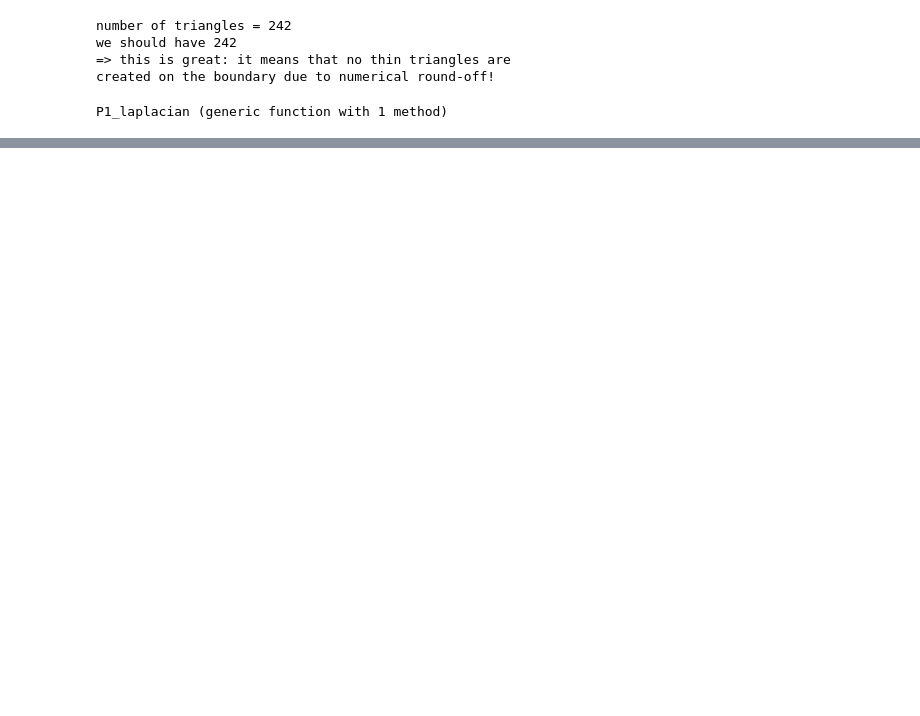
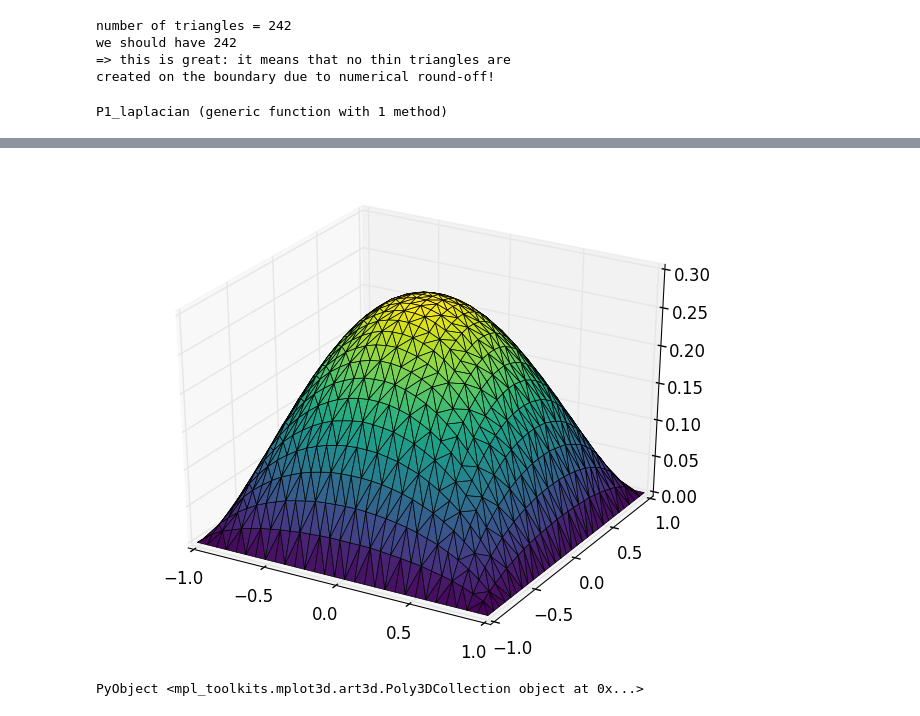
Before and after one commit to cortner/LujiaLt, a Jupyter notebook: notebooks/FEM.ipynb, the cells around one changed output, grey strips where cells are left out. Cells and saved outputs as stored; diff of their text form; code cells hidden in the pictures; blank space fills up the shorter version.

Commit message:
finished FEM notebook for documenting and testing the FEM functionality.

```diff
--- a/notebooks/FEM.ipynb
+++ b/notebooks/FEM.ipynb
@@ -90,0 +151,33 @@ PyPlot.plot_trisurf(tri.X[1,:], tri.X[2,:],
+# %%
+#
+import Optim
+tri = Triangulation(Xsquare(30))
+A, b = P1_laplacian(tri)
+u0 = zeros(nX(tri))
+Ifree = free_nodes(tri.X)
+p = 5
+
+E, dE = plaplacian(u0[Ifree], tri, p, u0, Ifree)
+
+# unfortunately, Optim.jl doesn't allow the type of
+# objective we just implemented, we need to do a
+# silly hack - some work to do to fix this!
+F = u -> plaplacian(u, tri, p, u0, Ifree)[1]
+dF = u -> plaplacian(u, tri, p, u0, Ifree)[2]
+dF! = (u, g) -> copy!( g, dF(u) )
+obj = Optim.DifferentiableFunction(F, dF!)
+
+# call Optim
+results = Optim.optimize(obj, u0[Ifree],
+                    method = Optim.ConjugateGradient(P = A[Ifree, Ifree]),
+                    ftol = 1e-32, grtol = 1e-8)
+u = copy(u0);
+u[Ifree] = results.minimum
+
+# plot result
+PyPlot.plot_trisurf(tri.X[1,:][:], tri.X[2,:][:], u,
+                    triangles=tri.T'-1,
+                    cmap=ColorMap("viridis"), linewidth=0.5)
+# %% [output]
+[figure, added]
+PyObject <mpl_toolkits.mplot3d.art3d.Poly3DCollection object at 0x...>
```
Also changed, not shown: parts of 11 cells of this notebook, 4 other files.
